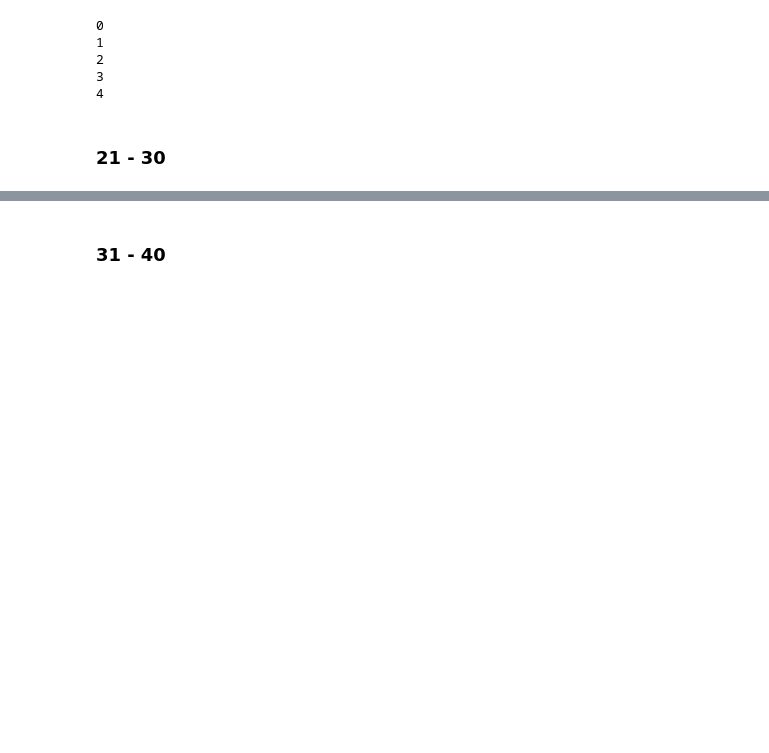
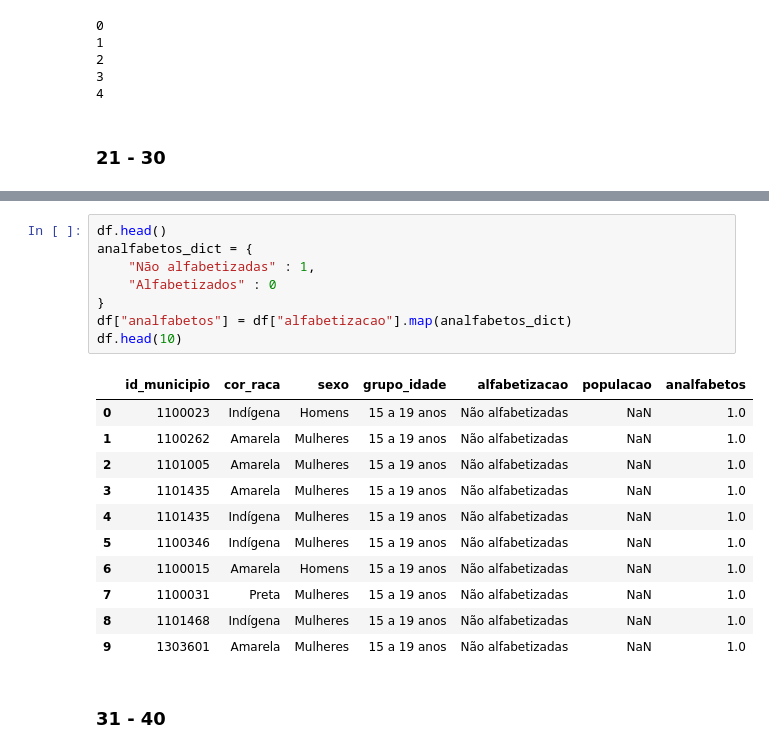
Before and after one commit to zicziczic/AlphabetizationAnalysis, a Jupyter notebook: ExerciciosComplementares.ipynb, the cells around one changed output, grey strips where cells are left out. Cells and saved outputs as stored; diff of their text form; blank space fills up the shorter version.

```diff
--- a/ExerciciosComplementares.ipynb
+++ b/ExerciciosComplementares.ipynb
@@ -98,3 +251,23 @@ for i in range(5): print(i)
+# %%
+df.head()
+analfabetos_dict = {
+    "Não alfabetizadas" : 1,
+    "Alfabetizados" : 0
+}
+df["analfabetos"] = df["alfabetizacao"].map(analfabetos_dict)
+df.head(10)
+# %% [output]
+|  | id_municipio | cor_raca | sexo | grupo_idade | alfabetizacao | populacao | analfabetos |
+| 0 | 1100023 | Indígena | Homens | 15 a 19 anos | Não alfabetizadas | NaN | 1.0 |
+| 1 | 1100262 | Amarela | Mulheres | 15 a 19 anos | Não alfabetizadas | NaN | 1.0 |
+| 2 | 1101005 | Amarela | Mulheres | 15 a 19 anos | Não alfabetizadas | NaN | 1.0 |
+| 3 | 1101435 | Amarela | Mulheres | 15 a 19 anos | Não alfabetizadas | NaN | 1.0 |
+| 4 | 1101435 | Indígena | Mulheres | 15 a 19 anos | Não alfabetizadas | NaN | 1.0 |
+| 5 | 1100346 | Indígena | Mulheres | 15 a 19 anos | Não alfabetizadas | NaN | 1.0 |
+| 6 | 1100015 | Amarela | Homens | 15 a 19 anos | Não alfabetizadas | NaN | 1.0 |
+| 7 | 1100031 | Preta | Mulheres | 15 a 19 anos | Não alfabetizadas | NaN | 1.0 |
+| 8 | 1101468 | Indígena | Mulheres | 15 a 19 anos | Não alfabetizadas | NaN | 1.0 |
+| 9 | 1303601 | Amarela | Mulheres | 15 a 19 anos | Não alfabetizadas | NaN | 1.0 |
 # %% [markdown]
 ### 31 - 40
 # %% [markdown]
```
Also changed, not shown: parts of 11 cells of this notebook.
